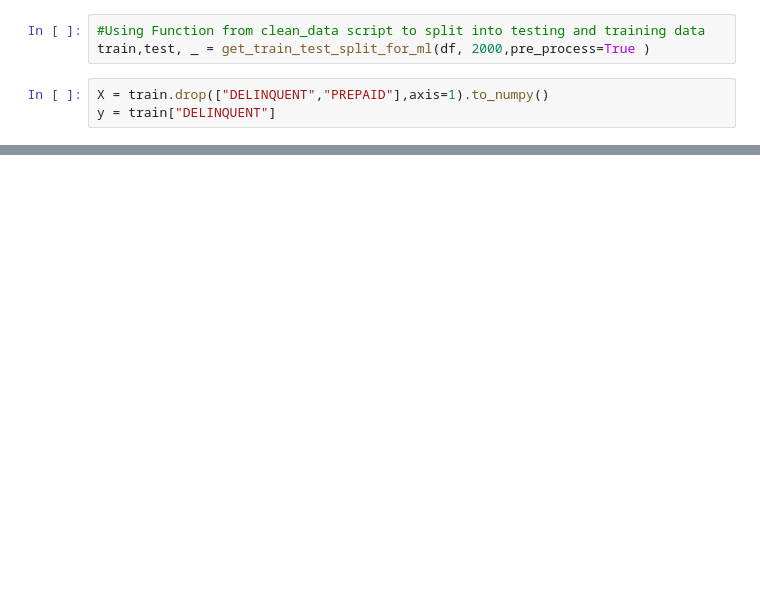
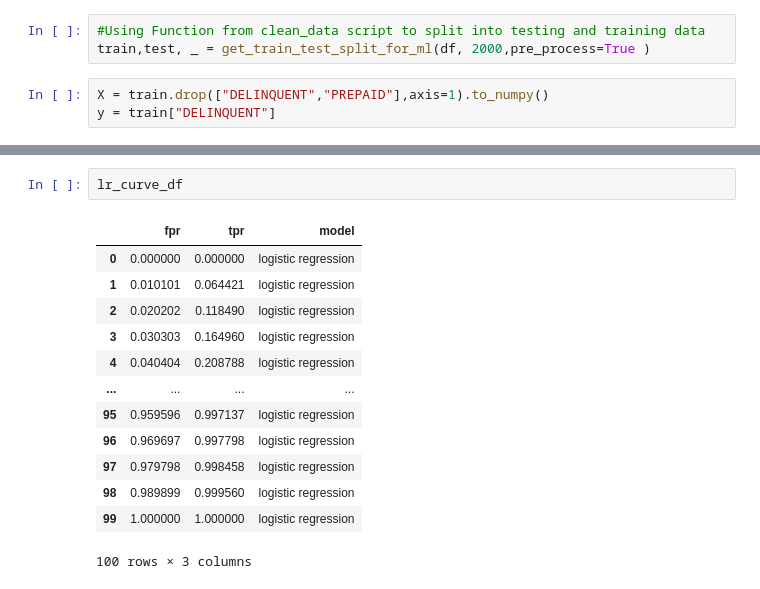
Before and after one commit to Rajashow/hippity-hoppity-your-data-is-my-property, a Jupyter notebook: ML.ipynb, the cells around one changed output, grey strips where cells are left out. Drawn from its saved outputs; the diff is of its cells as text; blank space fills up the shorter version.

```diff
--- a/ML.ipynb
+++ b/ML.ipynb
@@ -81,0 +90,16 @@ KeyError: "None of [Int64Index([ 26037,  26038,  26039,  26040,  26041,  26042,
+# %%
+lr_curve_df
+# %% [output]
+|  | fpr | tpr | model |
+| 0 | 0.000000 | 0.000000 | logistic regression |
+| 1 | 0.010101 | 0.064421 | logistic regression |
+| 2 | 0.020202 | 0.118490 | logistic regression |
+| 3 | 0.030303 | 0.164960 | logistic regression |
+| 4 | 0.040404 | 0.208788 | logistic regression |
+| ... | ... | ... | ... |
+| 95 | 0.959596 | 0.997137 | logistic regression |
+| 96 | 0.969697 | 0.997798 | logistic regression |
+| 97 | 0.979798 | 0.998458 | logistic regression |
+| 98 | 0.989899 | 0.999560 | logistic regression |
+| 99 | 1.000000 | 1.000000 | logistic regression |
+100 rows × 3 columns
```
Also changed, not shown: parts of 5 cells of this notebook, 1 other file.
